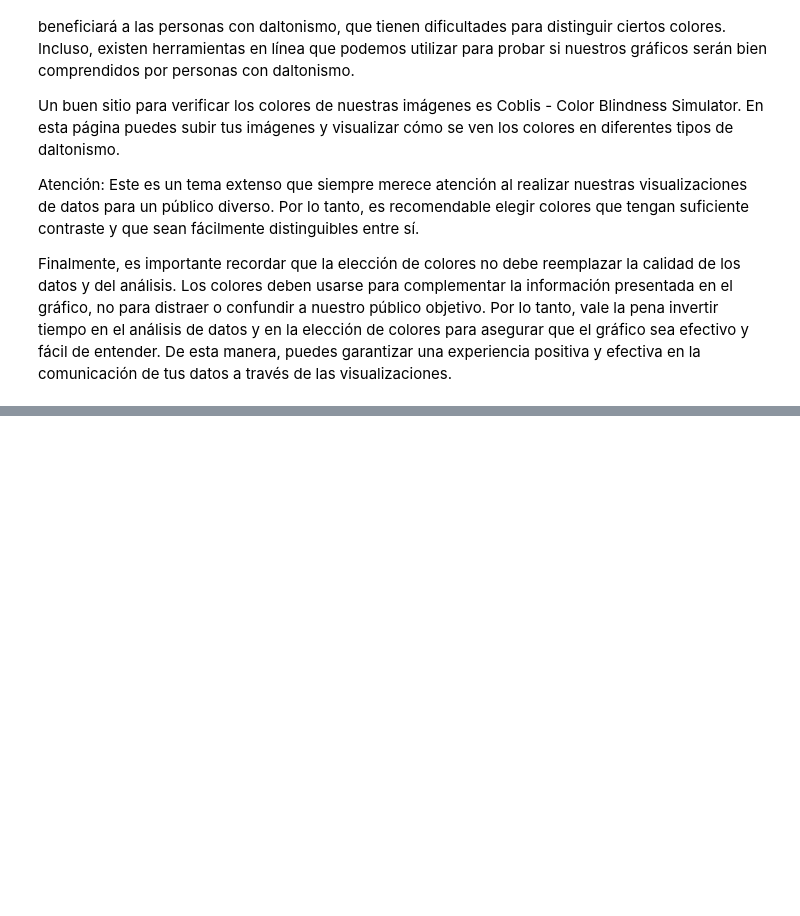
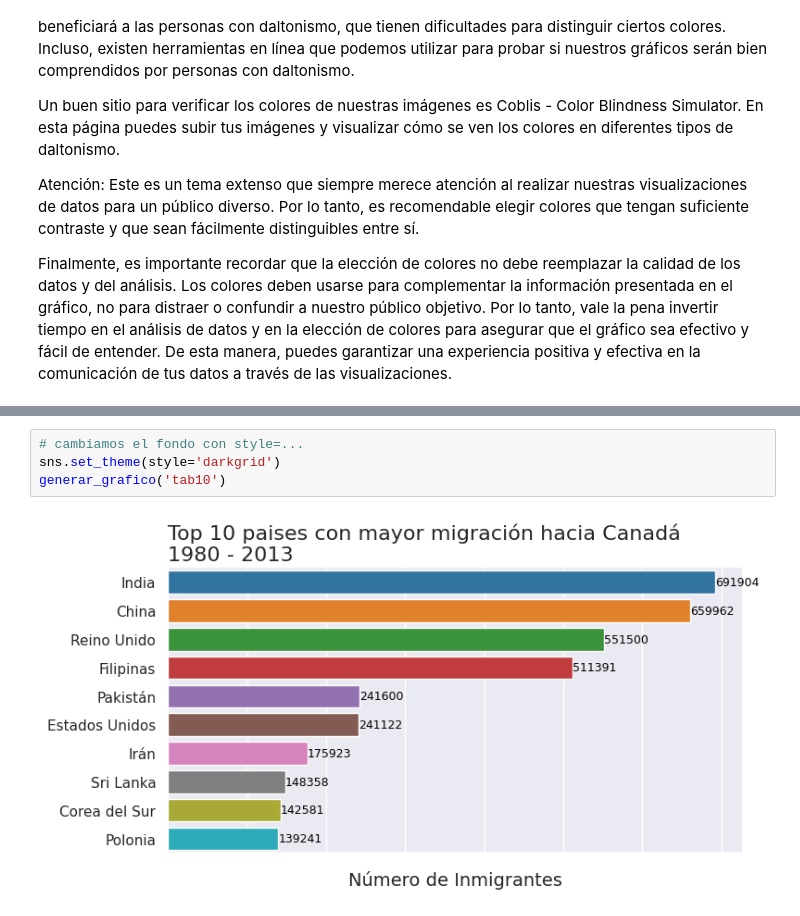
Before and after one commit to evs-11/Visualizacion-de-datos-con-bibliotecas-de-python, a Jupyter notebook: visualizacion_de_datos_con_python.ipynb, the cells around one changed output, grey strips where cells are left out. Cells and saved outputs as stored; diff of their text form; blank space fills up the shorter version.

```diff
--- a/visualizacion_de_datos_con_python.ipynb
+++ b/visualizacion_de_datos_con_python.ipynb
@@ -838,0 +865,6 @@ Finalmente, es importante recordar que la elección de colores no debe reemplaza
+# %%
+# cambiamos el fondo con style=...
+sns.set_theme(style='darkgrid')
+generar_grafico('tab10')
+# %% [output]
+[figure, added]
```
Also changed, not shown: parts of 20 cells of this notebook.
